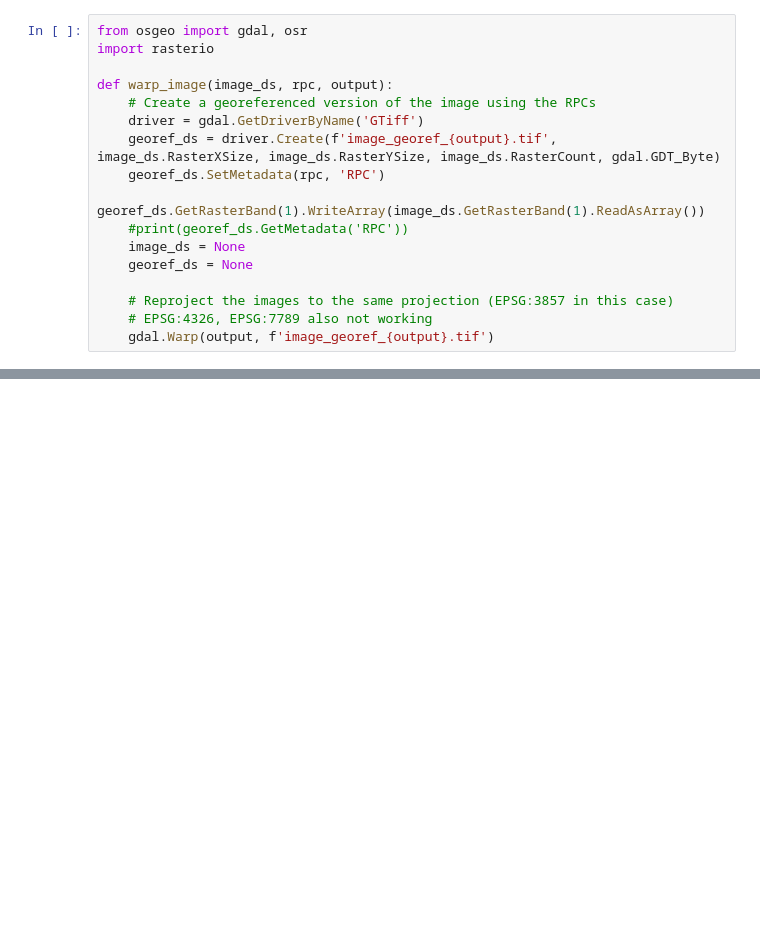
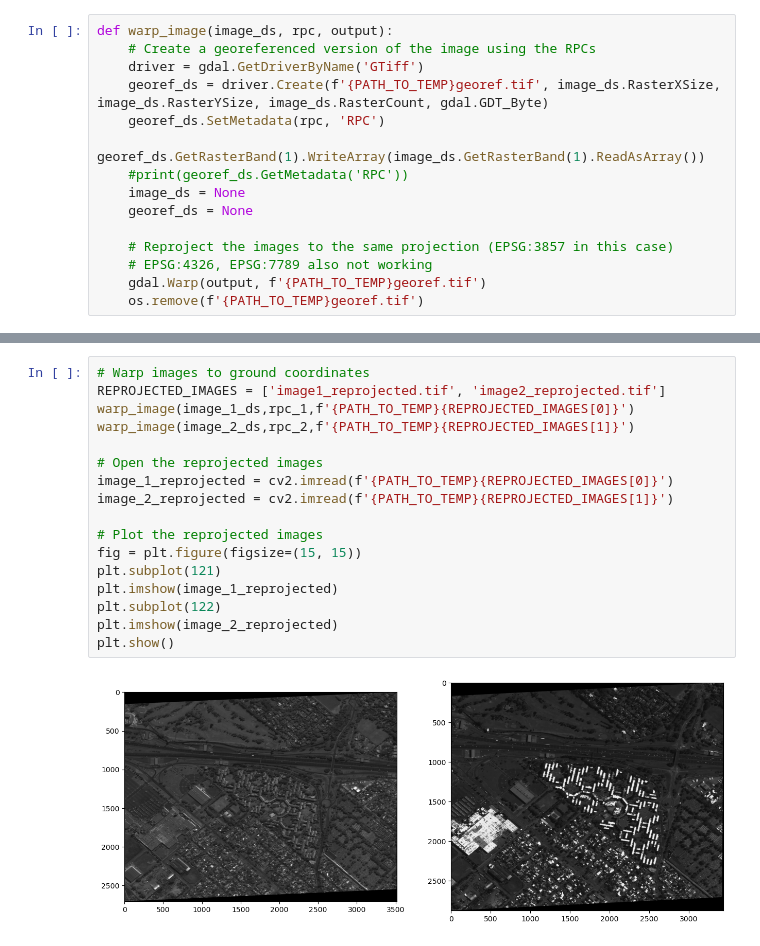
Before and after one commit to sfindenig/PLUS-IBBC, a Jupyter notebook: test2.ipynb, the cells around one changed output, grey strips where cells are left out. Cells and saved outputs as stored; diff of their text form; blank space fills up the shorter version.

```diff
--- a/test2.ipynb
+++ b/test2.ipynb
@@ -39,11 +63,8 @@ def convert_rcp(filepath: str) -> dict:
 # %%
-from osgeo import gdal, osr
-import rasterio
-
 def warp_image(image_ds, rpc, output):
     # Create a georeferenced version of the image using the RPCs
     driver = gdal.GetDriverByName('GTiff')
-    georef_ds = driver.Create(f'image_georef_{output}.tif', image_ds.RasterXSize, image_ds.RasterYSize, image_ds.RasterCount, gdal.GDT_Byte)
+    georef_ds = driver.Create(f'{PATH_TO_TEMP}georef.tif', image_ds.RasterXSize, image_ds.RasterYSize, image_ds.RasterCount, gdal.GDT_Byte)
     georef_ds.SetMetadata(rpc, 'RPC')
     georef_ds.GetRasterBand(1).WriteArray(image_ds.GetRasterBand(1).ReadAsArray())
     #print(georef_ds.GetMetadata('RPC'))
@@ -52,5 +73,6 @@ def warp_image(image_ds, rpc, output):
 
     # Reproject the images to the same projection (EPSG:3857 in this case)
     # EPSG:4326, EPSG:7789 also not working
-    gdal.Warp(output, f'image_georef_{output}.tif')
+    gdal.Warp(output, f'{PATH_TO_TEMP}georef.tif')
+    os.remove(f'{PATH_TO_TEMP}georef.tif')
 # %%
@@ -242,0 +272,19 @@ stitch_images('image1_reprojected.tif','image2_reprojected.tif','stitched.tif')
+# %%
+# Warp images to ground coordinates
+REPROJECTED_IMAGES = ['image1_reprojected.tif', 'image2_reprojected.tif']
+warp_image(image_1_ds,rpc_1,f'{PATH_TO_TEMP}{REPROJECTED_IMAGES[0]}')
+warp_image(image_2_ds,rpc_2,f'{PATH_TO_TEMP}{REPROJECTED_IMAGES[1]}')
+
+# Open the reprojected images
+image_1_reprojected = cv2.imread(f'{PATH_TO_TEMP}{REPROJECTED_IMAGES[0]}')
+image_2_reprojected = cv2.imread(f'{PATH_TO_TEMP}{REPROJECTED_IMAGES[1]}')
+
+# Plot the reprojected images
+fig = plt.figure(figsize=(15, 15))
+plt.subplot(121)
+plt.imshow(image_1_reprojected)
+plt.subplot(122)
+plt.imshow(image_2_reprojected)
+plt.show()
+# %% [output]
+[figure, added]
```
Also changed, not shown: parts of 23 cells of this notebook.
